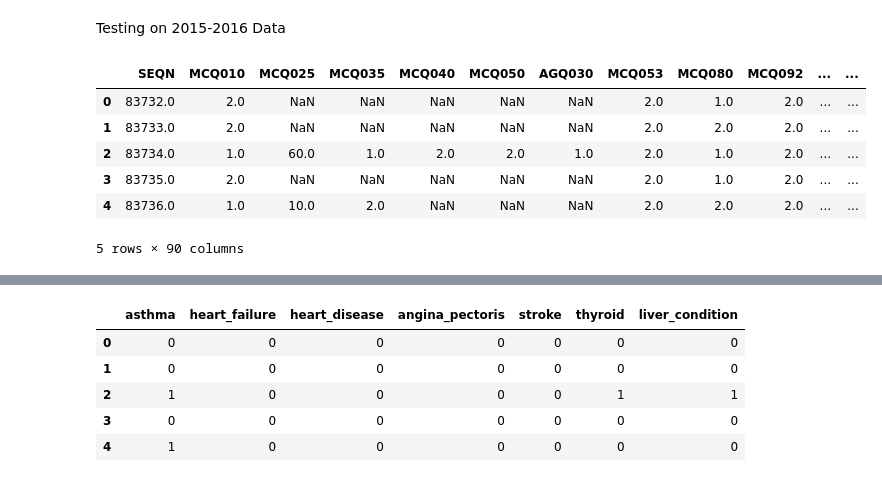
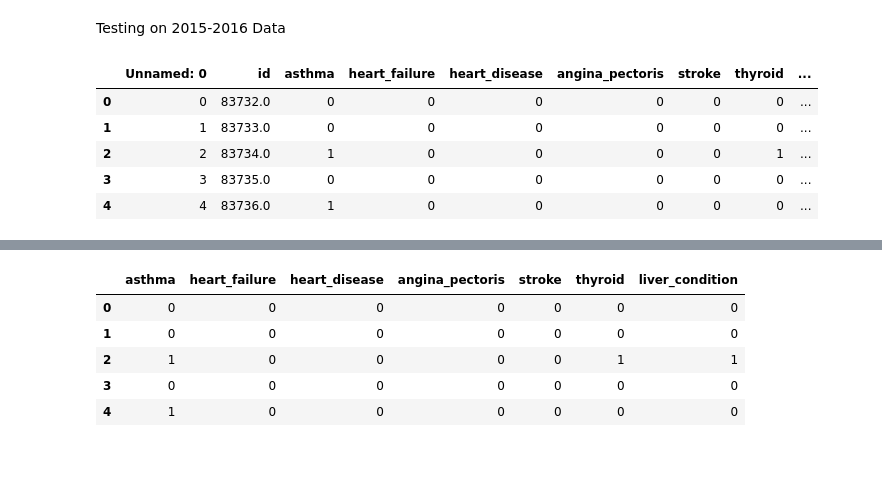
Before and after one commit to equitymarkets/HeartAttackPrediction, a Jupyter notebook: hyper_parameter_tuning.ipynb, the cells around one changed output, grey strips where cells are left out. Saved outputs shown, nothing was run; the diff lists cells and outputs as text; code cells hidden in the pictures.

```diff
--- a/hyper_parameter_tuning.ipynb
+++ b/hyper_parameter_tuning.ipynb
@@ -855,13 +855,12 @@ weighted avg       0.96      0.95      0.95      9088
 # %% [markdown]
 Testing on 2015-2016 Data
 # %%
-med_conditions_2015_2016 = pd.read_sas('/content/MCQ_I_2015_2016.XPT', format = 'xport')
+med_conditions_2015_2016 = pd.read_csv('/content/med_conditions_15_16.csv')
 med_conditions_2015_2016.head()
 # %% [output]
-|  | SEQN | MCQ010 | MCQ025 | MCQ035 | MCQ040 | MCQ050 | AGQ030 | MCQ053 | MCQ080 | MCQ092 | ... | ... |
-| 0 | 83732.0 | 2.0 | NaN | NaN | NaN | NaN | NaN | 2.0 | 1.0 | 2.0 | ... | ... |
-| 1 | 83733.0 | 2.0 | NaN | NaN | NaN | NaN | NaN | 2.0 | 2.0 | 2.0 | ... | ... |
-| 2 | 83734.0 | 1.0 | 60.0 | 1.0 | 2.0 | 2.0 | 1.0 | 2.0 | 1.0 | 2.0 | ... | ... |
-| 3 | 83735.0 | 2.0 | NaN | NaN | NaN | NaN | NaN | 2.0 | 1.0 | 2.0 | ... | ... |
-| 4 | 83736.0 | 1.0 | 10.0 | 2.0 | NaN | NaN | NaN | 2.0 | 2.0 | 2.0 | ... | ... |
+|  | Unnamed: 0 | id | asthma | heart_failure | heart_disease | angina_pectoris | stroke | thyroid | ... |
+| 0 | 0 | 83732.0 | 0 | 0 | 0 | 0 | 0 | 0 | ... |
+| 1 | 1 | 83733.0 | 0 | 0 | 0 | 0 | 0 | 0 | ... |
+| 2 | 2 | 83734.0 | 1 | 0 | 0 | 0 | 0 | 1 | ... |
+| 3 | 3 | 83735.0 | 0 | 0 | 0 | 0 | 0 | 0 | ... |
+| 4 | 4 | 83736.0 | 1 | 0 | 0 | 0 | 0 | 0 | ... |
-5 rows × 90 columns
```
Also changed, not shown: parts of 12 cells of this notebook.
